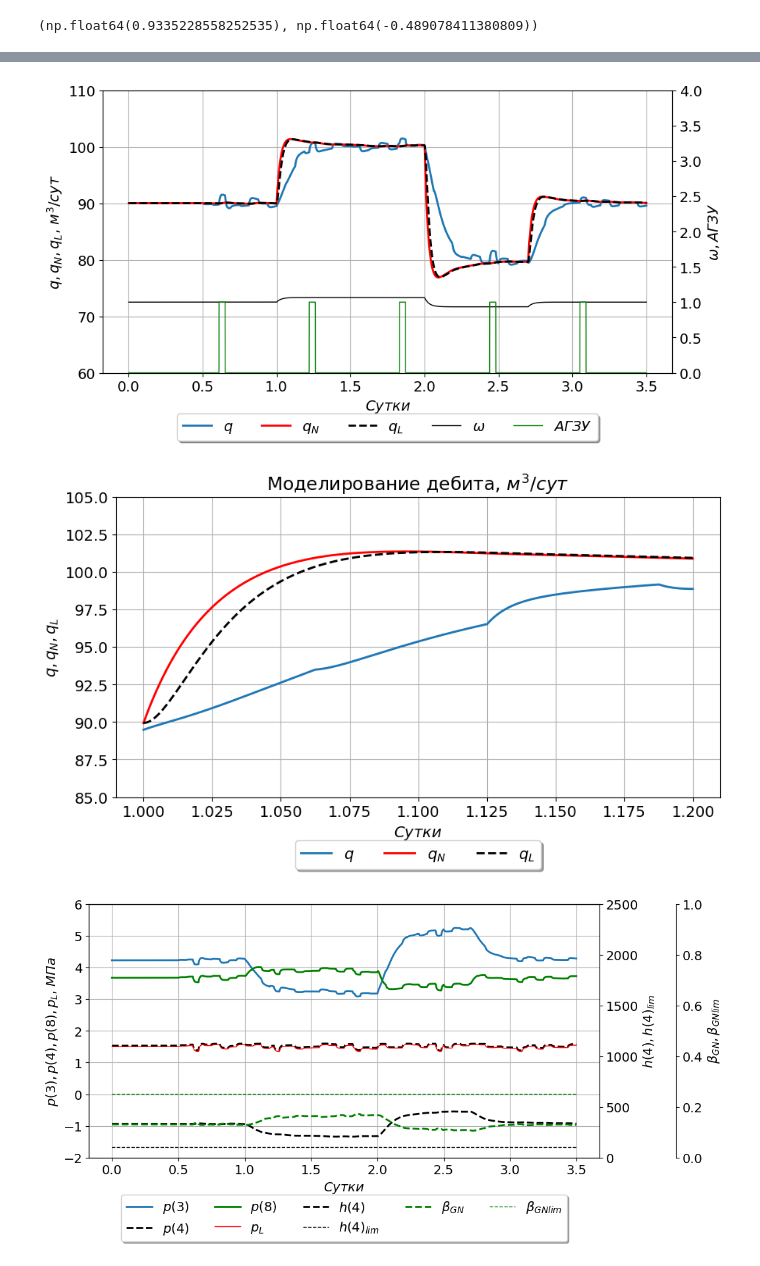
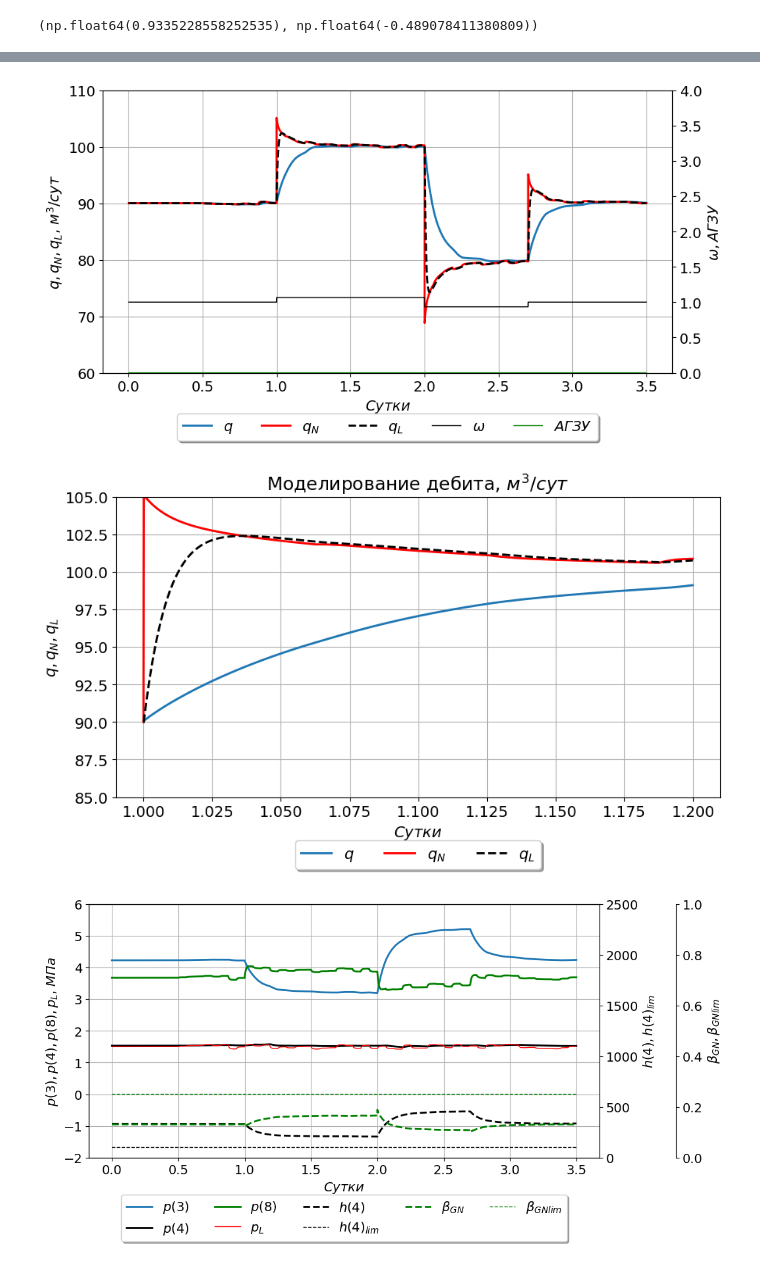
Before and after one commit to IANovoselov/well, a Jupyter notebook: well.ipynb, the cells around one changed output, grey strips where cells are left out. Cells and saved outputs as stored; diff of their text form; code cells hidden in the pictures.

```diff
--- a/well.ipynb
+++ b/well.ipynb
@@ -272,8 +272,6 @@ class Well:
       """Запуск симуляции"""
 
       for _k in range(k):
-        self.q = self.calc_q()
-        self.p_4 = self.calc_p_4()
 
         # Балансировка притока по начальным условиям
         self.balance_inflow(M_q, epsilon)
@@ -309,9 +307,11 @@ class Well:
                 self.p_L_change += 625
 
         # Шаг по Эйлеру
-        self.p_2 =  self.p_2 + (dt/self.reservoir.T_2)*(self.reservoir.p_R- self.reservoir.r_2*self.q - self.p_2 )
+
+
+        self.p_2 =  self.taransfer_function(self.p_2, self.reservoir.p_R- self.reservoir.r_2*self.q, self.reservoir.T_2)
         self.h_4 =  self.h_4 + (dt/self.params.S_t)*(self.q-self.pump.q_N)
-        self.q_L =  self.q_L + (dt/self.pump.t_N)*(self.pump.q_N-self.q_L)
+        self.q_L =  self.taransfer_function(self.q_L, self.pump.q_N, self.pump.t_N)
         self.p_L = self.p_L + (dt/(dt*80))*(self.p_L_rand - self.p_L)
 
         self.pump.set_w_by_program(_k * dt, dt)
@@ -336,6 +336,9 @@ class Well:
       return (self.p_2 - self.p_3 - self.oil.gamma*(self.params.H_R-self.pump.H_N)) / (self.reservoir.r_1 + self.oil.gamma * self.params.r_K)
 
     def calc_p_4(self):
+      return self.taransfer_function(self.p_4, self._calc_p_4(), self.pump.t_N*50)
+
+    def _calc_p_4(self):
       return self.p_L + (self.params.p_G0 - self.p_3) * self.params.r_GU * np.sqrt(self.pump.w) * self.params.a_GU * self.q
 
     def calc_p_3(self):
@@ -365,6 +368,9 @@ class Well:
       self.q = self.calc_q()
       self.p_4 = self.calc_p_4()
 
+    def taransfer_function(self, current_val, target, tf_time, dt=dt):
+      return current_val + ((dt/tf_time) * (target - current_val))
+
 
     def save_result(self, res_object):
       """Сохранить результат моделирования"""
@@ -421,10 +427,10 @@ well_params = WellParameters().init_dh_r(reservoir, oil).init_m_r3_p_g3(oil)
 
 pump = Pump().init_h_0(well_params, reservoir, oil)
 pump.w = pump._w = 1
-pump.smooth_enable = True
+pump.smooth_enable = False
 
 agzu = AGZU()
-agzu.enable = True
+agzu.enable = False
 
 w_program = {1: 1.065556, 2: 0.9335, 2.7: 1}
 well = Well(oil, pump, reservoir, well_params, agzu)
@@ -622,7 +628,7 @@ plot_data = [
 
 build_plot(x, plot_data, None, y_scale = [Scale(min=60, max=110), Scale(min=0, max=4)], mu='$м^3/сут$')
 # %% [output]
-[figure, old version]
+[figure, new version]
 # %%
 plot_data = [
              (PlotData(df['q'], '', 2, 'q'),
@@ -632,27 +638,27 @@ plot_data = [
 
 build_plot(x, plot_data, 'Моделирование дебита, $м^3/сут$', y_scale = [Scale(min=85, max=105)], x_scale=Scale(min=1, max=1.2))
 # %% [output]
-[figure, old version]
+[figure, new version]
 # %%
 plot_data = [
              (PlotData(df['p_3'], '', 2, 'p(3)'),
-              PlotData(df['p_4'], 'k--', 2, 'p(4)'),
+              PlotData(df['p_4'], 'k', 2, 'p(4)'),
               PlotData(df['p_8'], 'g', 2, 'p(8)'),
               PlotData(df['p_L'], 'r', 1, 'p_L')
               ),
 
              (PlotData(df['h_4'], 'k--', 2, 'h(4)'),
               PlotData(pd.Series([h_lim]*k), 'k--', 1, 'h(4)_{lim}')
               ),
 
              (PlotData(df['betta_GN'], 'g--', 2, '\\beta_{GN}'),
               PlotData(pd.Series([betta_G_lim]*k), 'g--', 1, '\\beta_{GNlim}')
               ),
             ]
 
 build_plot(x, plot_data, None, y_scale = [Scale(min=-2, max=6), Scale(min=0, max=2500), Scale(min=0, max=1)], mu='$МПа$')
 # %% [output]
-[figure, old version]
+[figure, new version]
 # %%
 import numpy as np
 import matplotlib.pyplot as plt
```
Also changed, not shown: parts of 16 cells of this notebook.
